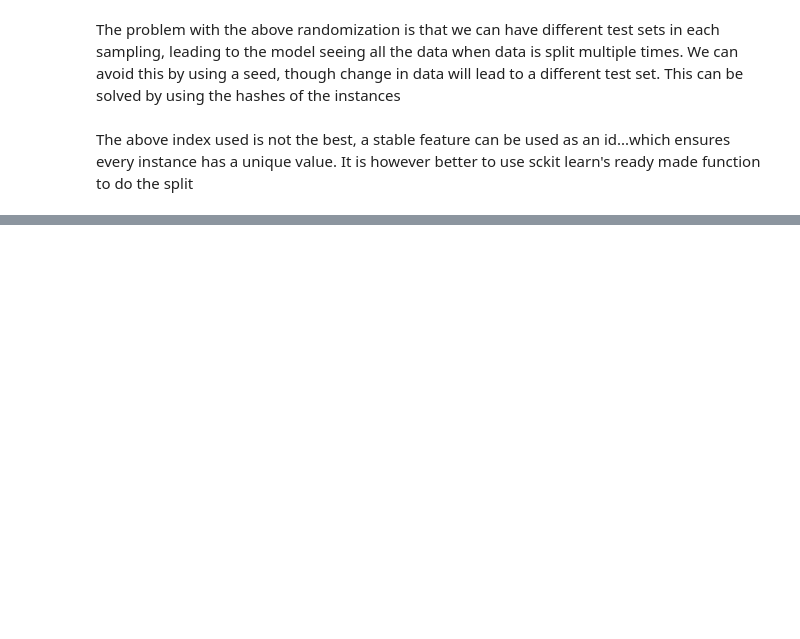
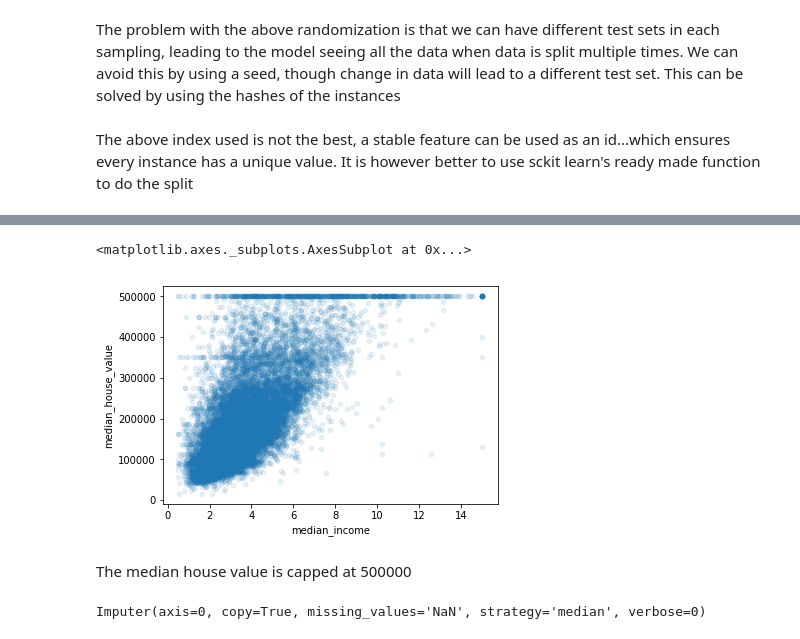
Before and after one commit to Kimmirikwa/hands-on-machinelearning, a Jupyter notebook: part1/chapter2/Housing.ipynb, the cells around one changed output, grey strips where cells are left out. Drawn from its saved outputs; the diff is of its cells as text; code cells hidden in the pictures; blank space fills up the shorter version.

```diff
--- a/part1/chapter2/Housing.ipynb
+++ b/part1/chapter2/Housing.ipynb
@@ -149,0 +165,7 @@ for train_index, test_index in split.split(housing, housing["income_cat"]):
+# %%
+housing.plot(kind="scatter", x="median_income", y="median_house_value", alpha=0.1)
+# %% [output]
+<matplotlib.axes._subplots.AxesSubplot at 0x...>
+[figure, added]
+# %% [markdown]
+The median house value is capped at 500000
@@ -149,0 +180,5 @@ for train_index, test_index in split.split(housing, housing["income_cat"]):
+# %%
+imputer = Imputer(strategy="median")
+imputer.fit(housing_num)
+# %% [output]
+Imputer(axis=0, copy=True, missing_values='NaN', strategy='median', verbose=0)
```
Also changed, not shown: parts of 10 cells of this notebook, 1 other file.
